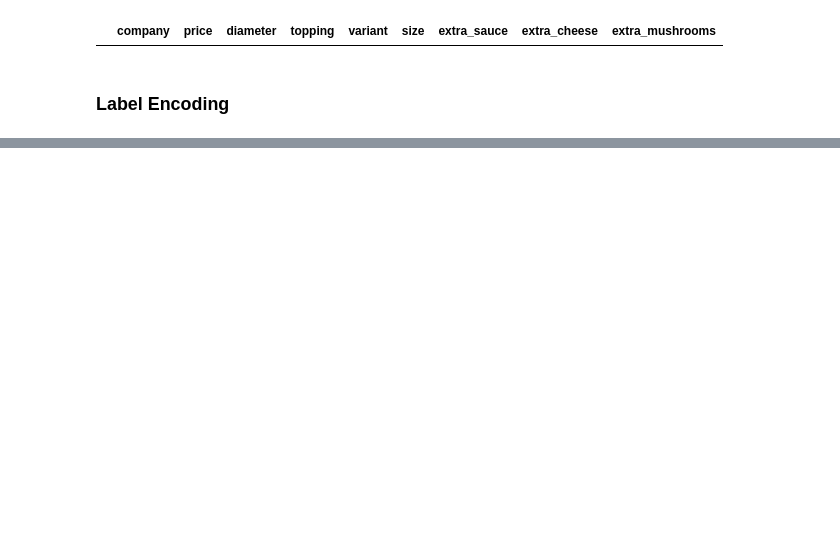
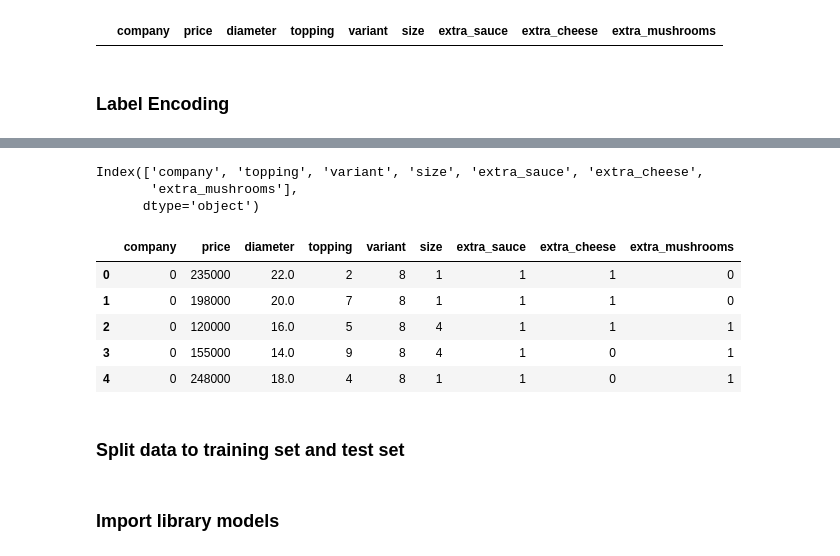
Before and after one commit to Edy-Mochamad/Machine_Learning_project-Pizza_price_Prediction, a Jupyter notebook: notebook.ipynb, the cells around one changed output, grey strips where cells are left out. Saved outputs shown, nothing was run; the diff lists cells and outputs as text; code cells hidden in the pictures; blank space fills up the shorter version.

Commit message:
label encoding, train test set

```diff
--- a/notebook.ipynb
+++ b/notebook.ipynb
@@ -416,0 +426,7 @@ data[(data['size'] == 'jumbo') & (data['diameter'] <= 16)]
+# %%
+val_cat = data.select_dtypes(include = ['object']).columns
+val_cat
+# %% [output]
+Index(['company', 'topping', 'variant', 'size', 'extra_sauce', 'extra_cheese',
+       'extra_mushrooms'],
+      dtype='object')
@@ -416,0 +435,14 @@ data[(data['size'] == 'jumbo') & (data['diameter'] <= 16)]
+# %%
+en = LabelEncoder()
+
+for i in val_cat:
+    data[i] = en.fit_transform(data[i])
+# %%
+data.head()
+# %% [output]
+|  | company | price | diameter | topping | variant | size | extra_sauce | extra_cheese | extra_mushrooms |
+| 0 | 0 | 235000 | 22.0 | 2 | 8 | 1 | 1 | 1 | 0 |
+| 1 | 0 | 198000 | 20.0 | 7 | 8 | 1 | 1 | 1 | 0 |
+| 2 | 0 | 120000 | 16.0 | 5 | 8 | 4 | 1 | 1 | 1 |
+| 3 | 0 | 155000 | 14.0 | 9 | 8 | 4 | 1 | 0 | 1 |
+| 4 | 0 | 248000 | 18.0 | 4 | 8 | 1 | 1 | 0 | 1 |
@@ -416,0 +452,2 @@ data[(data['size'] == 'jumbo') & (data['diameter'] <= 16)]
+# %% [markdown]
+### **Split data to training set and test set**
@@ -416,0 +458,2 @@ data[(data['size'] == 'jumbo') & (data['diameter'] <= 16)]
+# %% [markdown]
+### **Import library models**
```
Also changed, not shown: parts of 8 cells of this notebook.
